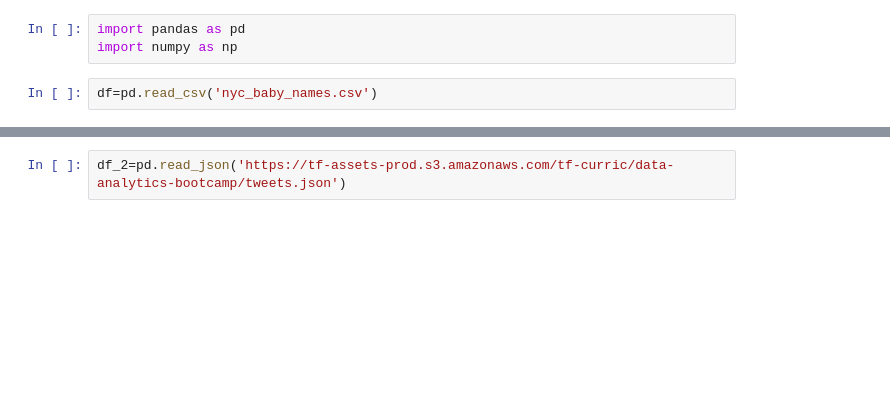
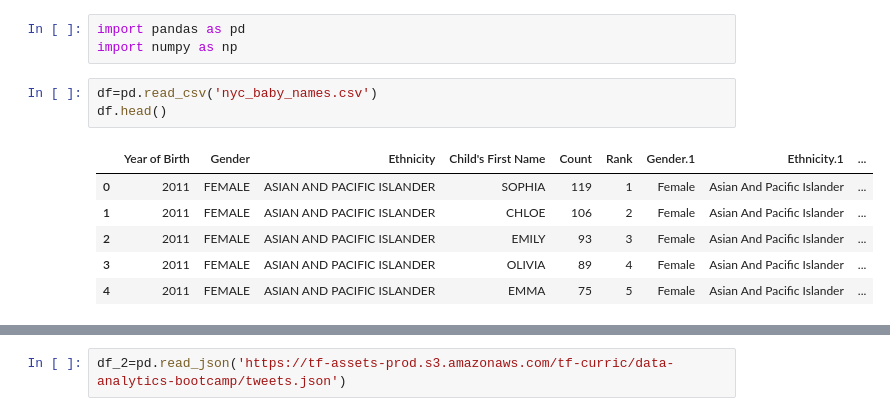
Before and after one commit to killacam777/Jupyter-Notebook, a Jupyter notebook: Practicing Downloading Different Files.ipynb, the cells around one changed output, grey strips where cells are left out. Cells and saved outputs as stored; diff of their text form; blank space fills up the shorter version.

Commit message:
Added .info() and .head()

```diff
--- a/Practicing Downloading Different Files.ipynb
+++ b/Practicing Downloading Different Files.ipynb
@@ -3,3 +3,11 @@ import pandas as pd
 import numpy as np
 # %%
 df=pd.read_csv('nyc_baby_names.csv')
+df.head()
+# %% [output]
+|  | Year of Birth | Gender | Ethnicity | Child's First Name | Count | Rank | Gender.1 | Ethnicity.1 | ... |
+| 0 | 2011 | FEMALE | ASIAN AND PACIFIC ISLANDER | SOPHIA | 119 | 1 | Female | Asian And Pacific Islander | ... |
+| 1 | 2011 | FEMALE | ASIAN AND PACIFIC ISLANDER | CHLOE | 106 | 2 | Female | Asian And Pacific Islander | ... |
+| 2 | 2011 | FEMALE | ASIAN AND PACIFIC ISLANDER | EMILY | 93 | 3 | Female | Asian And Pacific Islander | ... |
+| 3 | 2011 | FEMALE | ASIAN AND PACIFIC ISLANDER | OLIVIA | 89 | 4 | Female | Asian And Pacific Islander | ... |
+| 4 | 2011 | FEMALE | ASIAN AND PACIFIC ISLANDER | EMMA | 75 | 5 | Female | Asian And Pacific Islander | ... |
```
Also changed, not shown: parts of 5 cells of this notebook.
